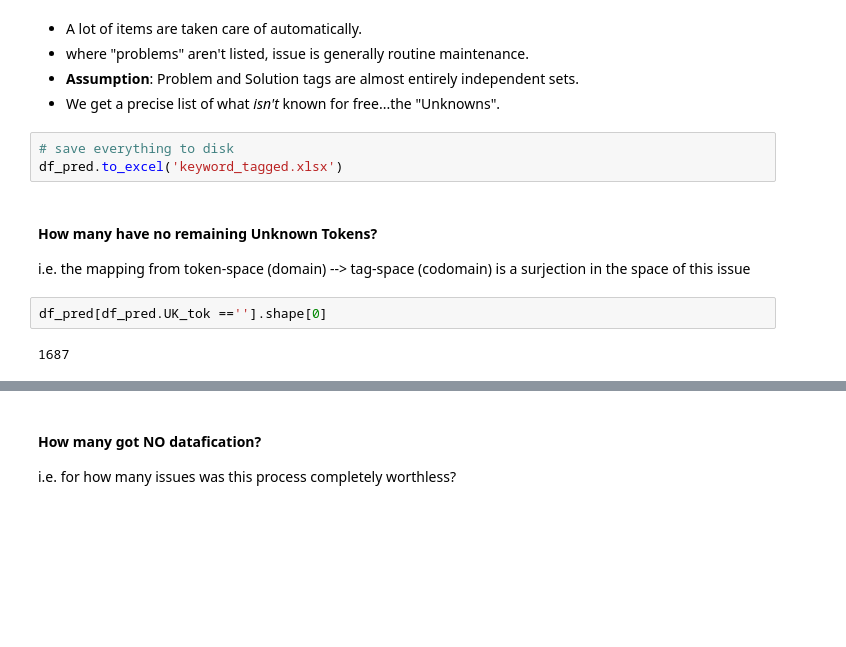
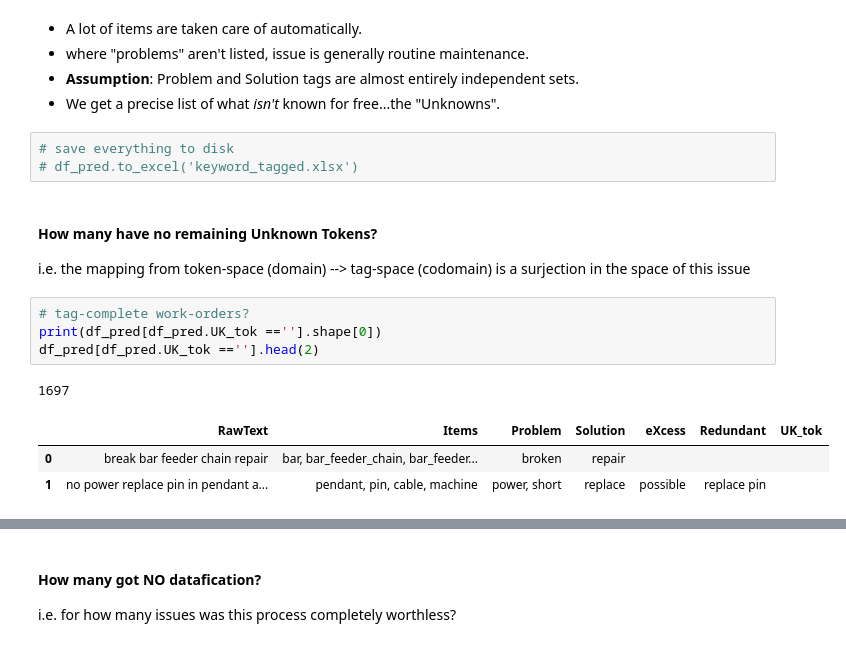
Before and after one commit to usnistgov/nestor-tmp2, a Jupyter notebook: docs/presentation.ipynb, the cells around one changed output, grey strips where cells are left out. Cells and saved outputs as stored; diff of their text form; blank space fills up the shorter version.

```diff
--- a/docs/presentation.ipynb
+++ b/docs/presentation.ipynb
@@ -187,12 +133,17 @@ df_pred.head(10)
 - We get a precise list of what *isn't* known for free...the "Unknowns".
 # %%
 # save everything to disk
-df_pred.to_excel('keyword_tagged.xlsx')
+# df_pred.to_excel('keyword_tagged.xlsx')
 # %% [markdown]
 #### How many have no remaining Unknown Tokens?
 i.e. the mapping from token-space (domain) --> tag-space (codomain) is a surjection in the space of this issue
-# %%
-df_pred[df_pred.UK_tok ==''].shape[0]
-# %% [output]
-1687
+# %%
+# tag-complete work-orders?
+print(df_pred[df_pred.UK_tok ==''].shape[0])
+df_pred[df_pred.UK_tok ==''].head(2)
+# %% [output]
+1697
+|  | RawText | Items | Problem | Solution | eXcess | Redundant | UK_tok |
+| 0 | break bar feeder chain repair | bar, bar_feeder_chain, bar_feeder... | broken | repair |  |  |  |
+| 1 | no power replace pin in pendant a... | pendant, pin, cable, machine | power, short | replace | possible | replace pin |  |
 # %% [markdown]
```
Also changed, not shown: parts of 20 cells of this notebook, 1 other file.
